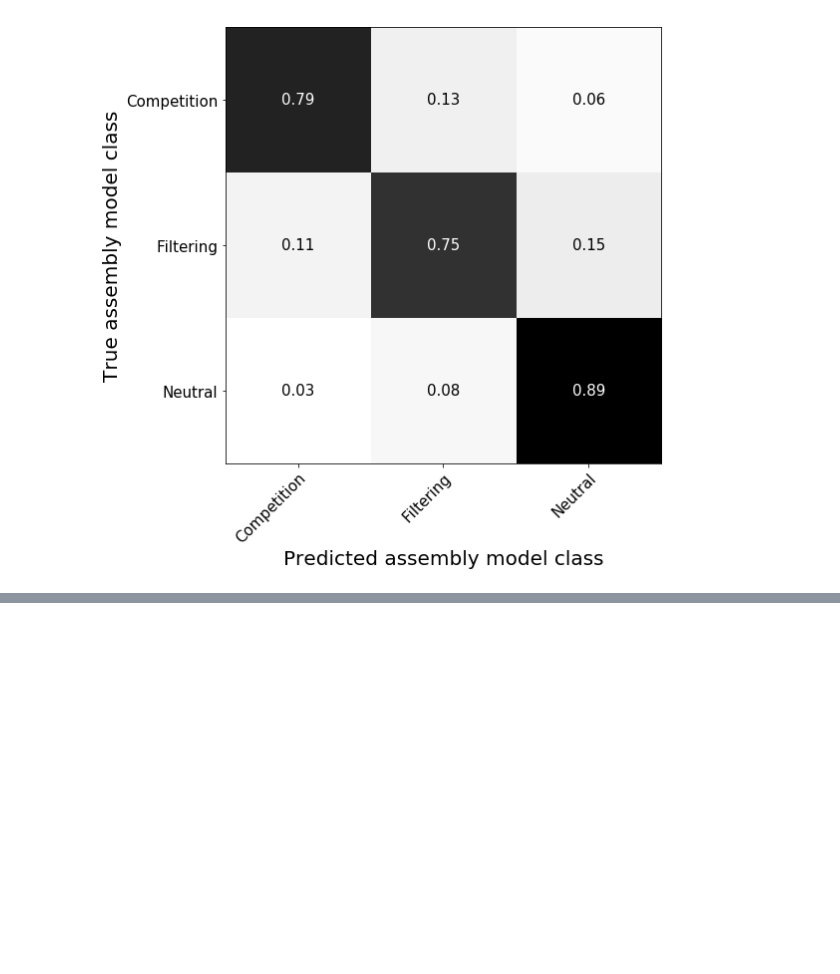
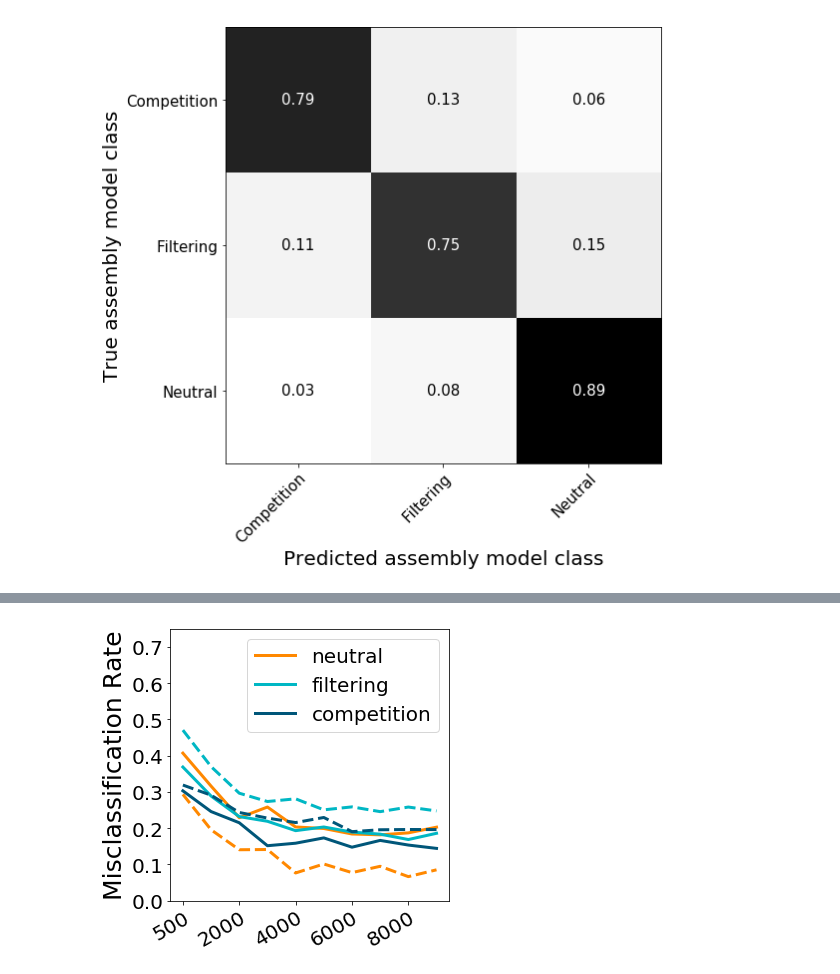
Before and after one commit to messDiv/MESS, a Jupyter notebook: jupyter-notebooks/plotting/Figure4-ClassificationCV.ipynb, the cells around one changed output, grey strips where cells are left out. Cells and saved outputs as stored; diff of their text form; code cells hidden in the pictures; blank space fills up the shorter version.

```diff
--- a/jupyter-notebooks/plotting/Figure4-ClassificationCV.ipynb
+++ b/jupyter-notebooks/plotting/Figure4-ClassificationCV.ipynb
@@ -330,0 +336,3 @@ Cross validation scores
+# %%
+print(cla.classification_report)
+ax = cla.plot_confusion_matrix(normalize=True)
@@ -330,0 +427,50 @@ Cross validation scores
+# %%
+models = ["neutral", "filtering", "competition"]
+
+def get_cv_result(dic, model, stat):
+    ''' A helper function for pulling stat values for specific models out
+    of the list of classifier structure that we have. Give it the dictionary
+    for a given data combo, the assembly model, and the report statistic and
+    it'll return the list of statistics in order of J size of sim data. Options
+    for stat are 'precision', 'recall', 'f1-score', & 'support'.
+    '''
+    xs = sorted(dic.keys())
+    ys = []
+    for x in xs:
+        tmp_cla = dic[x]
+        cv_rep = metrics.classification_report(y_true=tmp_cla.y, y_pred=tmp_cla.cv_preds, output_dict=True)
+        ys.append(cv_rep[model][stat])
+    return np.array(ys)
+
+
+def plot_misclassification(class_dict, ax='', legend=False, ylabel=True, yticks=True, lw=3, verbose=False):
+    if not ax:
+        fig, ax = plt.subplots(figsize=(5, 5))
+    xs = sorted(class_dict.keys())
+    if verbose: print(xs)
+
+    for m in models:
+        ys = get_cv_result(class_dict, m, 'precision')
+        ax.plot(xs, 1-ys, c=MESS.plotting.model_colors[m], label=m, lw=lw)
+        ys = get_cv_result(class_dict, m, 'recall')
+        #ax.plot(xs, 1-ys, c=MESS.plotting.model_colors[m], label=m + " recall", ls='--', lw=lw)
+        ax.plot(xs, 1-ys, c=MESS.plotting.model_colors[m], ls='--', lw=lw)
+
+    ## xticks
+    ax.xaxis.set_ticklabels([0, 500, 2000, 4000, 6000, 8000])
+    plt.setp(ax.get_xticklabels(), rotation=30, ha="right",\
+            rotation_mode="anchor", fontsize=20)
+
+    ## yticks
+    ax.set_ylim(0, .75)
+    plt.setp(ax.get_yticklabels(), fontsize=20)
+
+
+    if not yticks: ax.yaxis.set_ticks([])
+    if ylabel: ax.set_ylabel('Misclassification Rate', fontsize=25)
+
+    if legend: ax.legend(fontsize=20)
+
+plot_misclassification(classifiers["abundance+pi+trait"], yticks=True, legend=True)
+# %% [output]
+[figure, added]
```
Also changed, not shown: parts of 11 cells of this notebook, 6 other files.
